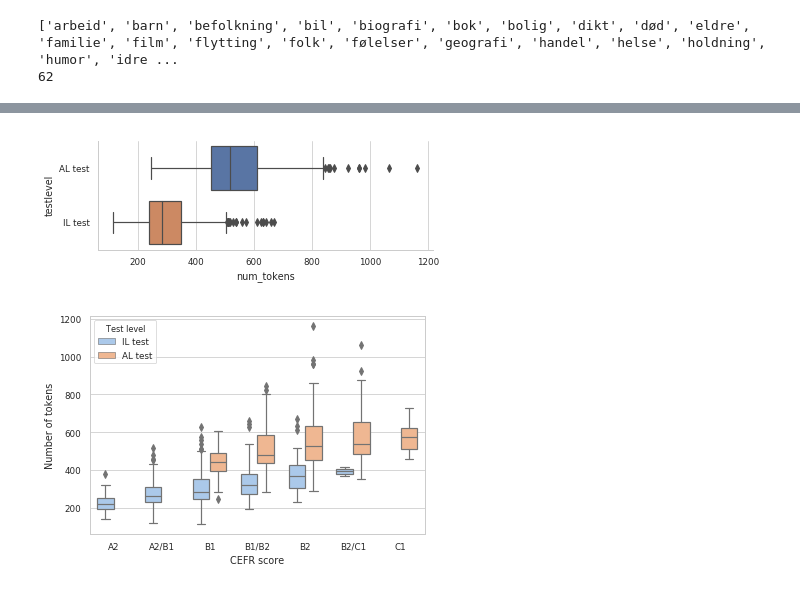
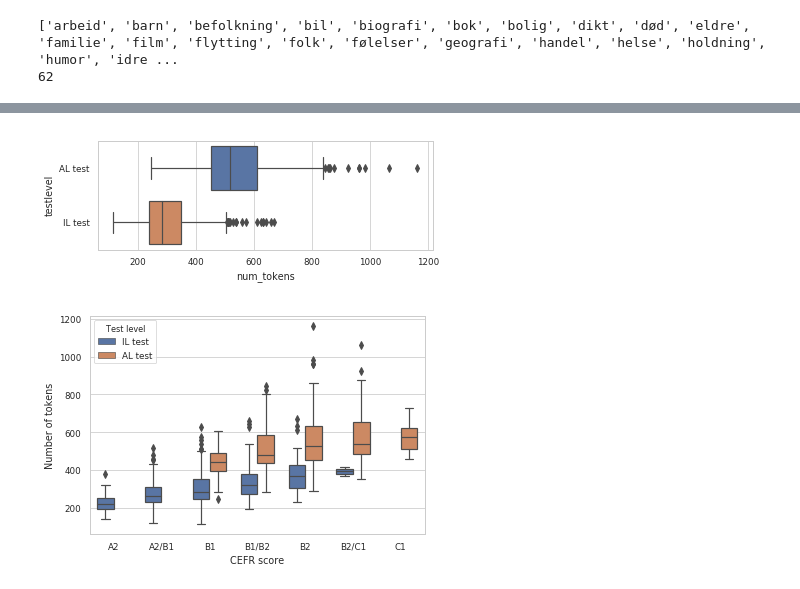
Before and after one commit to PhyloStar/NorskASK, a Jupyter notebook: notebooks/Analyze metadata.ipynb, the cells around one changed output, grey strips where cells are left out. Drawn from its saved outputs; the diff is of its cells as text; code cells hidden in the pictures.

```diff
--- a/notebooks/Analyze metadata.ipynb
+++ b/notebooks/Analyze metadata.ipynb
@@ -7,9 +7,7 @@ import pandas as pd
 import matplotlib.pyplot as plt
 import numpy as np
 import seaborn as sns
-# sns.set_palette('pastel')
-sns.set_context('paper')
-sns.set_style('whitegrid')
+sns.set(context='paper', style='whitegrid')
 
 from masterthesis.utils import iso639_3, heatmap, IMG_DIR
 # %%
@@ -65,5 +64,4 @@ plt.xlabel('CEFR proficiency');
 # %%
-sns.set()
 width = 0.4
 xs = np.arange(len(counts.columns))
 plt.bar(xs, counts.iloc[0], width=width, label=counts.index[0])
@@ -177,19 +181,15 @@ dtype: float64
 # %%
 with sns.plotting_context('paper'):
-    sns.set_style('whitegrid')
     sns.boxplot(x='num_tokens', y='testlevel', data=df)
-    sns.despine()
     plt.gcf().set_size_inches(6, 2)
 # %% [output]
-[figure, old version]
+[figure, new version]
 # %%
-sns.set_context('paper')
-sns.set_palette('pastel')
 order = sorted(df.cefr.unique())
 ax = sns.boxplot(x='cefr', y='num_tokens', hue='testlevel', data=df,
                  order=order, hue_order=['IL test', 'AL test'], width=.7)
 ax.set(label='Test Level', ylabel='Number of tokens', xlabel='CEFR score')
 ax.get_legend().set(title='Test level')
 # plt.savefig(str(IMG_DIR / 'testlevel_lengths_per_cefr.pdf'), bbox_inches='tight')
 # %% [output]
-[figure, old version]
+[figure, new version]
```
Also changed, not shown: parts of 6 cells of this notebook, 8 other files.
